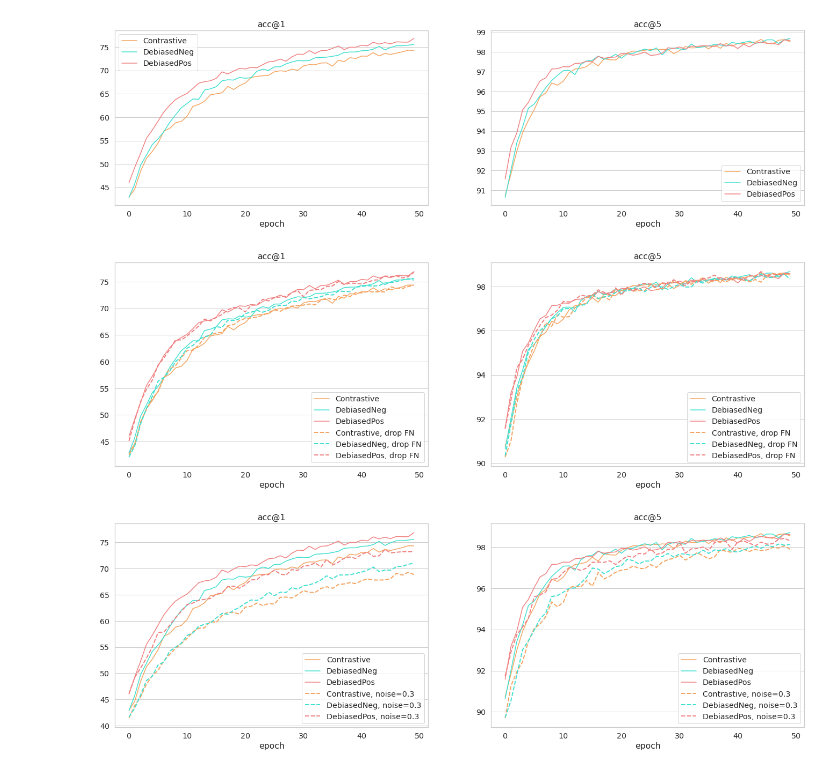
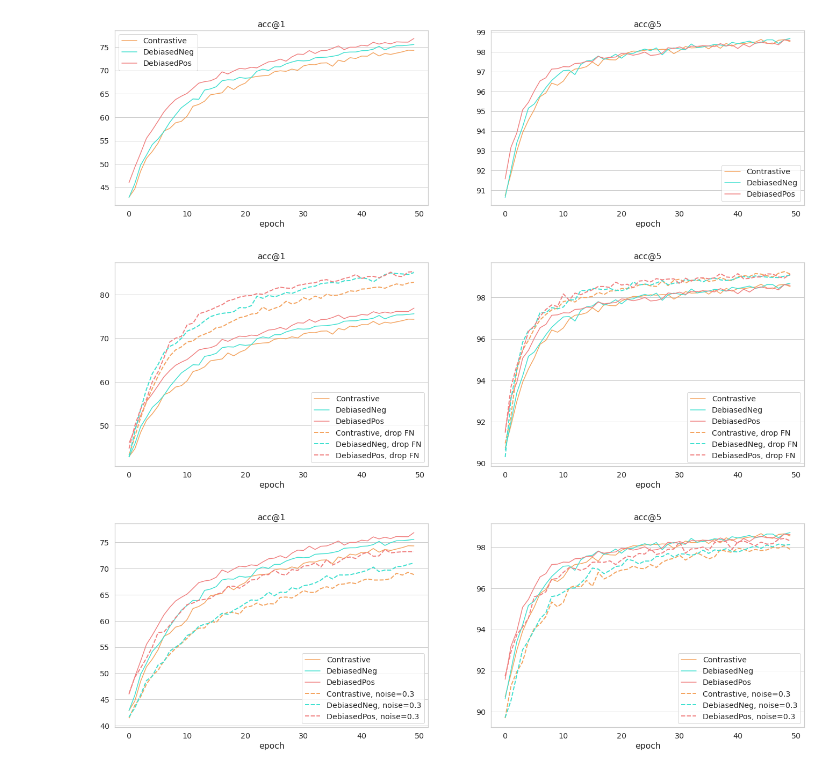
Before and after one commit to 36ova/36ova, a Jupyter notebook: experiments.ipynb, the cells around one changed output. Cells and saved outputs as stored; diff of their text form; code cells hidden in the pictures.

```diff
--- a/experiments.ipynb
+++ b/experiments.ipynb
@@ -430,25 +482,25 @@ plt.show()
 # %%
 # base vs. dropfn
 names_dropfn = [n + ", drop FN" for n in names]
 
 fig, (ax1, ax2) = plt.subplots(1, 2, figsize=(23, 7))
 for i, (ax, metric) in enumerate(zip([ax1, ax2], ["acc1", "acc5"])):
     ax.plot(biased[i], color=colors_map[names[0]], label=names[0])
     ax.plot(debiasedneg[i], color=colors_map[names[1]], label=names[1])
     ax.plot(debiasedpos[i], color=colors_map[names[2]], label=names[2])
-    ax.plot(runs[8].history()[metric], color=colors_map[names[0]], lw=2, linestyle="--", label=names_dropfn[0])
-    ax.plot(runs[7].history()[metric], color=colors_map[names[1]], lw=2, linestyle="--", label=names_dropfn[1])
-    ax.plot(runs[6].history()[metric], color=colors_map[names[2]], lw=2, linestyle="--", label=names_dropfn[2])
+    ax.plot(runs[-13].history()[metric], color=colors_map[names[0]], lw=2, linestyle="--", label=names_dropfn[0])
+    ax.plot(runs[-14].history()[metric], color=colors_map[names[1]], lw=2, linestyle="--", label=names_dropfn[1])
+    ax.plot(runs[-15].history()[metric], color=colors_map[names[2]], lw=2, linestyle="--", label=names_dropfn[2])
     ax.legend()
     ax.set_xlabel("epoch")
     ax.grid(axis = "x")
 ax1.set_title("acc@1")
 ax2.set_title("acc@5")
 # plt.suptitle("Accuracy with dropped FN", y=0.95)
 plt.savefig("plots/base_vs_dropfn.png", bbox_inches="tight")
 plt.show()
 # %% [output]
-[figure, old version]
+[figure, new version]
 # %%
 # base vs. noise 0.3
 names_noise = [n + ", noise=0.3" for n in names]
```
Also changed, not shown: parts of 12 cells of this notebook.
